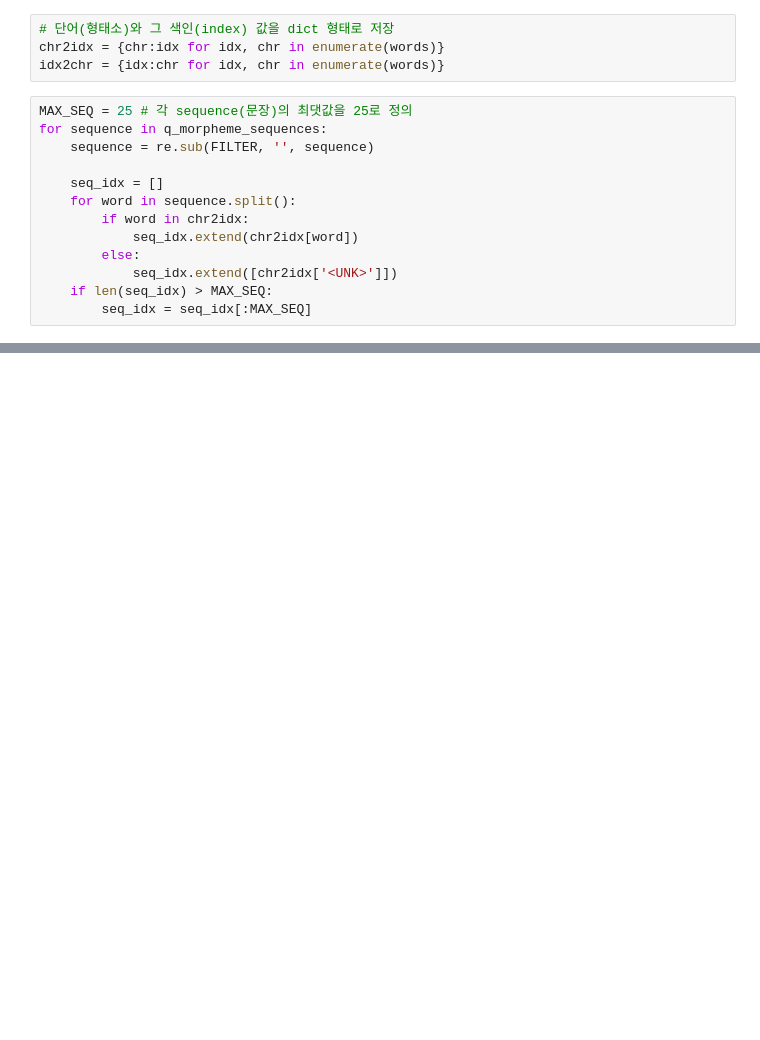
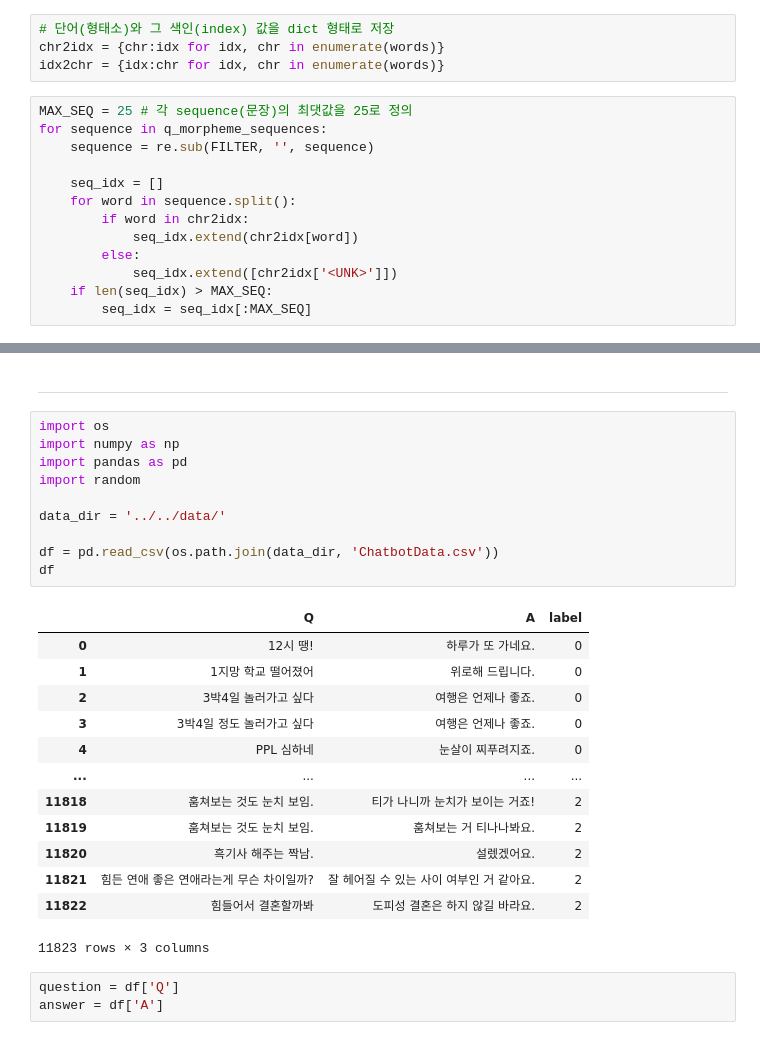
Before and after one commit to roomylot60/ChatBOT, a Jupyter notebook: config/self_code/tmp.ipynb, the cells around one changed output, grey strips where cells are left out. Saved outputs shown, nothing was run; the diff lists cells and outputs as text; blank space fills up the shorter version.

```diff
--- a/config/self_code/tmp.ipynb
+++ b/config/self_code/tmp.ipynb
@@ -80,0 +222,29 @@ for sequence in q_morpheme_sequences:
+# %% [markdown]
+---
+# %%
+import os
+import numpy as np
+import pandas as pd
+import random
+
+data_dir = '../../data/'
+
+df = pd.read_csv(os.path.join(data_dir, 'ChatbotData.csv'))
+df
+# %% [output]
+|  | Q | A | label |
+| 0 | 12시 땡! | 하루가 또 가네요. | 0 |
+| 1 | 1지망 학교 떨어졌어 | 위로해 드립니다. | 0 |
+| 2 | 3박4일 놀러가고 싶다 | 여행은 언제나 좋죠. | 0 |
+| 3 | 3박4일 정도 놀러가고 싶다 | 여행은 언제나 좋죠. | 0 |
+| 4 | PPL 심하네 | 눈살이 찌푸려지죠. | 0 |
+| ... | ... | ... | ... |
+| 11818 | 훔쳐보는 것도 눈치 보임. | 티가 나니까 눈치가 보이는 거죠! | 2 |
+| 11819 | 훔쳐보는 것도 눈치 보임. | 훔쳐보는 거 티나나봐요. | 2 |
+| 11820 | 흑기사 해주는 짝남. | 설렜겠어요. | 2 |
+| 11821 | 힘든 연애 좋은 연애라는게 무슨 차이일까? | 잘 헤어질 수 있는 사이 여부인 거 같아요. | 2 |
+| 11822 | 힘들어서 결혼할까봐 | 도피성 결혼은 하지 않길 바라요. | 2 |
+11823 rows × 3 columns
+# %%
+question = df['Q']
+answer = df['A']
```
Also changed, not shown: parts of 54 cells of this notebook, 4 other files.
